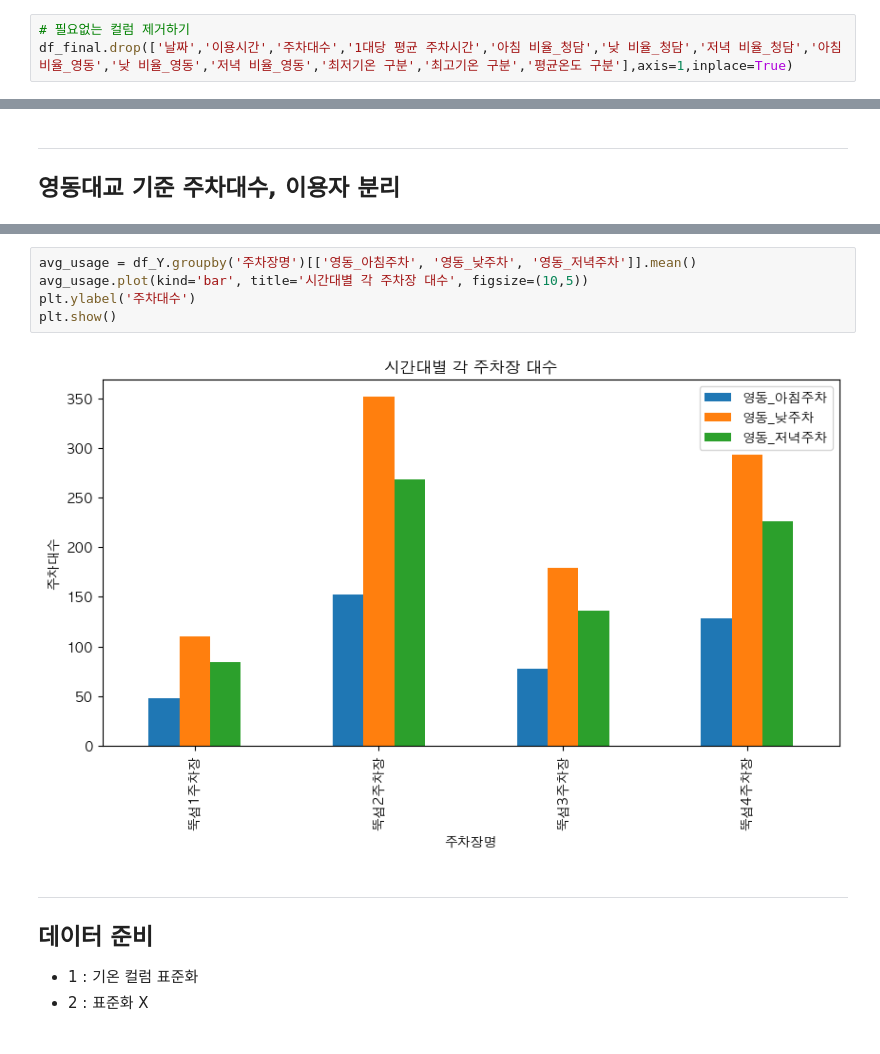
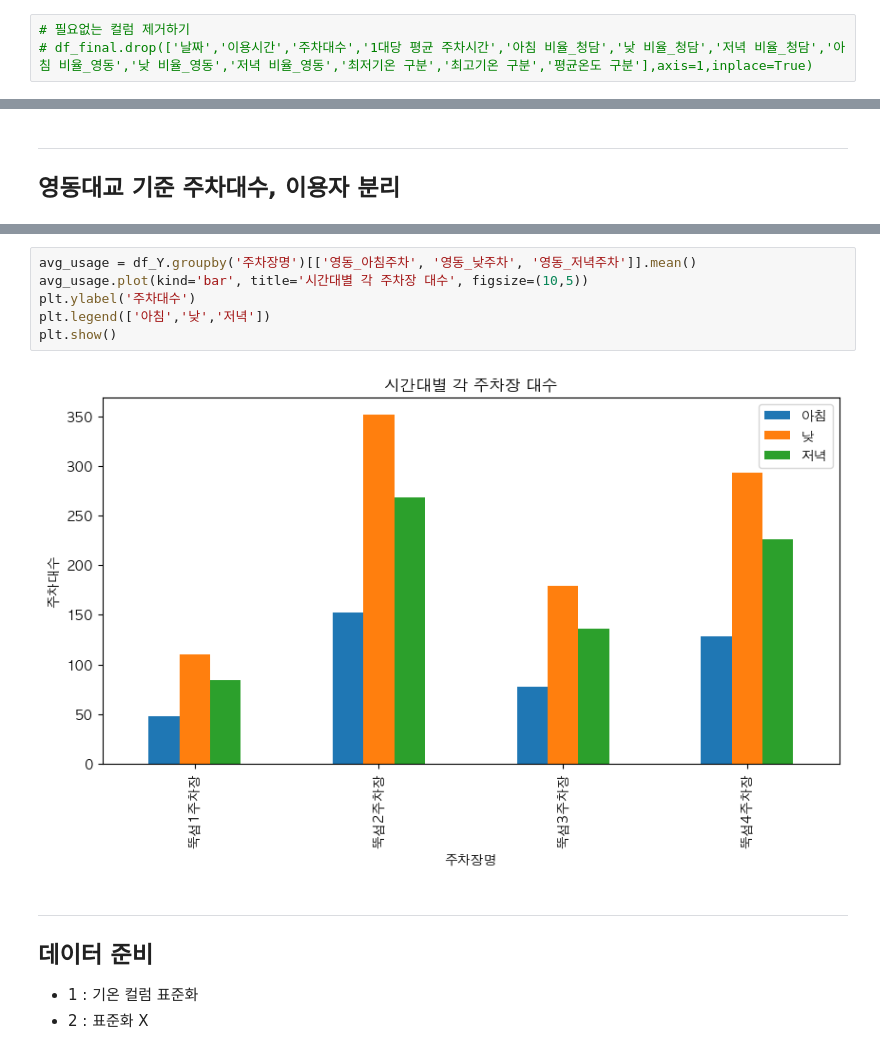
Before and after one commit to terryhyuk/HanGang_Mate, a Jupyter notebook: Python/DataAnalysis/seob/뚝섬2회차..ipynb, the cells around one changed output, grey strips where cells are left out. Cells and saved outputs as stored; diff of their text form.

```diff
--- a/Python/DataAnalysis/seob/뚝섬2회차..ipynb
+++ b/Python/DataAnalysis/seob/뚝섬2회차..ipynb
@@ -1189,4 +1193,4 @@ Index(['지구별', '주차장명', '주차대수', '이용시간', '날짜', '
       dtype='object')
 # %%
 # 필요없는 컬럼 제거하기
-df_final.drop(['날짜','이용시간','주차대수','1대당 평균 주차시간','아침 비율_청담','낮 비율_청담','저녁 비율_청담','아침 비율_영동','낮 비율_영동','저녁 비율_영동','최저기온 구분','최고기온 구분','평균온도 구분'],axis=1,inplace=True)
+# df_final.drop(['날짜','이용시간','주차대수','1대당 평균 주차시간','아침 비율_청담','낮 비율_청담','저녁 비율_청담','아침 비율_영동','낮 비율_영동','저녁 비율_영동','최저기온 구분','최고기온 구분','평균온도 구분'],axis=1,inplace=True)
@@ -1290,10 +1307,11 @@ sns.heatmap(df_Y.iloc[:,1:].corr(),
 # %%
 avg_usage = df_Y.groupby('주차장명')[['영동_아침주차', '영동_낮주차', '영동_저녁주차']].mean()
 avg_usage.plot(kind='bar', title='시간대별 각 주차장 대수', figsize=(10,5))
 plt.ylabel('주차대수')
+plt.legend(['아침','낮','저녁'])
 plt.show()
 # %% [output]
-[figure, old version]
+[figure, new version]
 # %% [markdown]
 -----
 ## 데이터 준비
```
Also changed, not shown: parts of 51 cells of this notebook.
